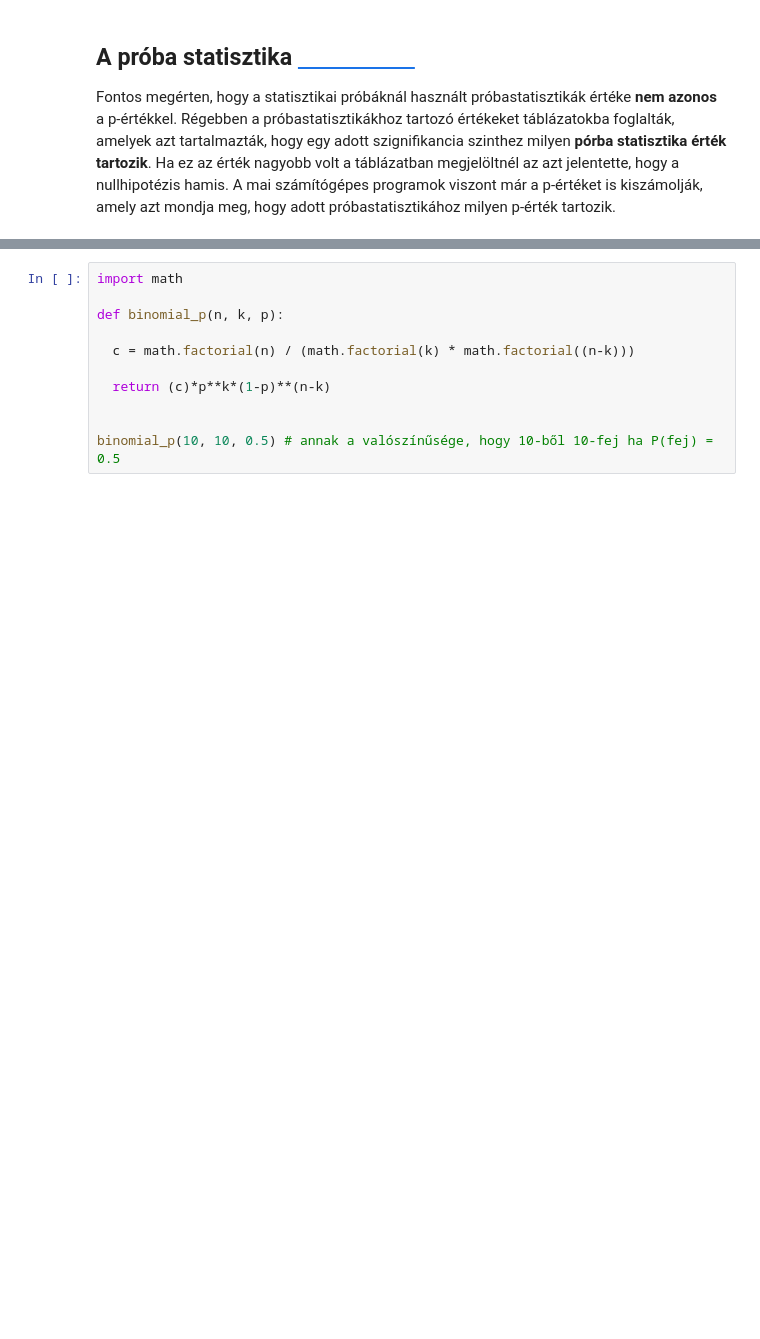
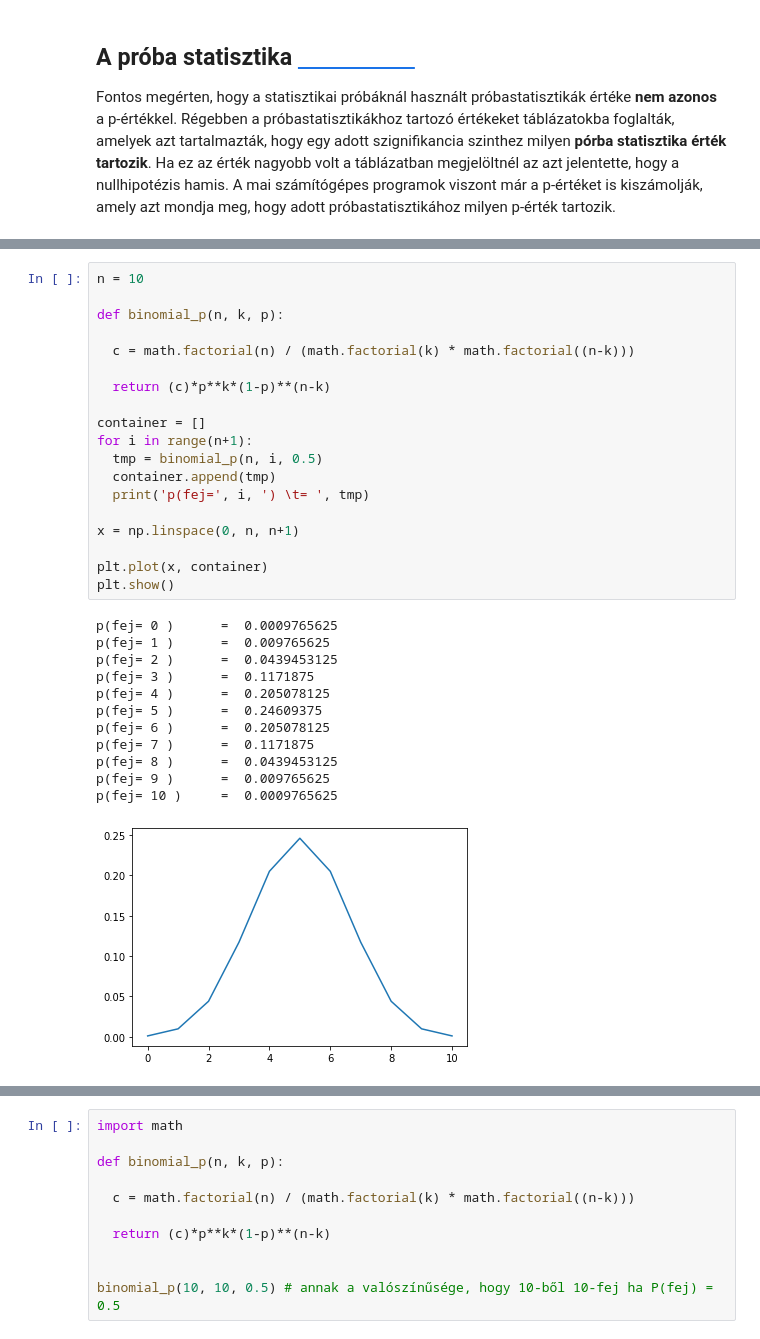
Before and after one commit to JoDeMiro/Statistics, a Jupyter notebook: Python_Statistics_01.ipynb, the cells around one changed output, grey strips where cells are left out. Drawn from its saved outputs; the diff is of its cells as text; blank space fills up the shorter version.

```diff
--- a/Python_Statistics_01.ipynb
+++ b/Python_Statistics_01.ipynb
@@ -342,0 +319,32 @@ Ahhoz, hogy ez a feltétel teljesüljön a fenti példában c értét 13-ra kell
+# %%
+n = 10
+
+def binomial_p(n, k, p):
+
+  c = math.factorial(n) / (math.factorial(k) * math.factorial((n-k)))
+
+  return (c)*p**k*(1-p)**(n-k)
+
+container = []
+for i in range(n+1):
+  tmp = binomial_p(n, i, 0.5)
+  container.append(tmp)
+  print('p(fej=', i, ') \t= ', tmp)
+
+x = np.linspace(0, n, n+1)
+
+plt.plot(x, container)
+plt.show()
+# %% [output]
+p(fej= 0 )      =  0.0009765625
+p(fej= 1 )      =  0.009765625
+p(fej= 2 )      =  0.0439453125
+p(fej= 3 )      =  0.1171875
+p(fej= 4 )      =  0.205078125
+p(fej= 5 )      =  0.24609375
+p(fej= 6 )      =  0.205078125
+p(fej= 7 )      =  0.1171875
+p(fej= 8 )      =  0.0439453125
+p(fej= 9 )      =  0.009765625
+p(fej= 10 )     =  0.0009765625
+[figure, added]
```
Also changed, not shown: parts of 60 cells of this notebook.
